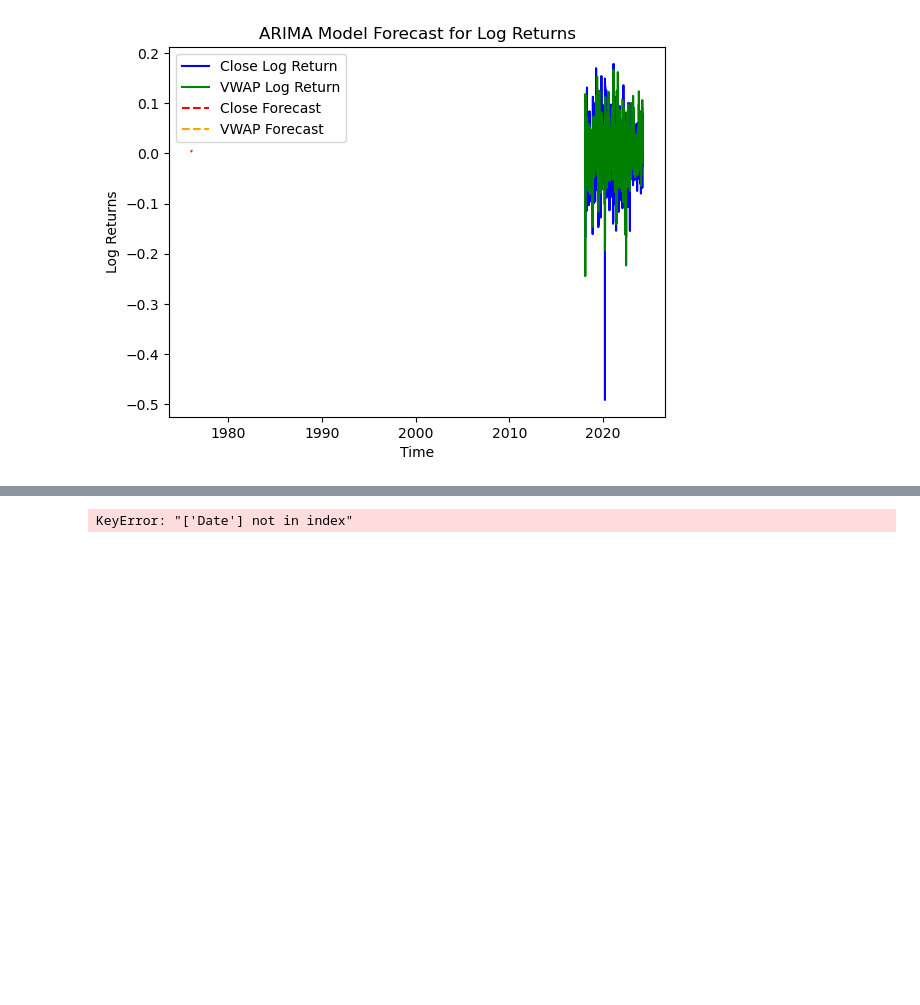
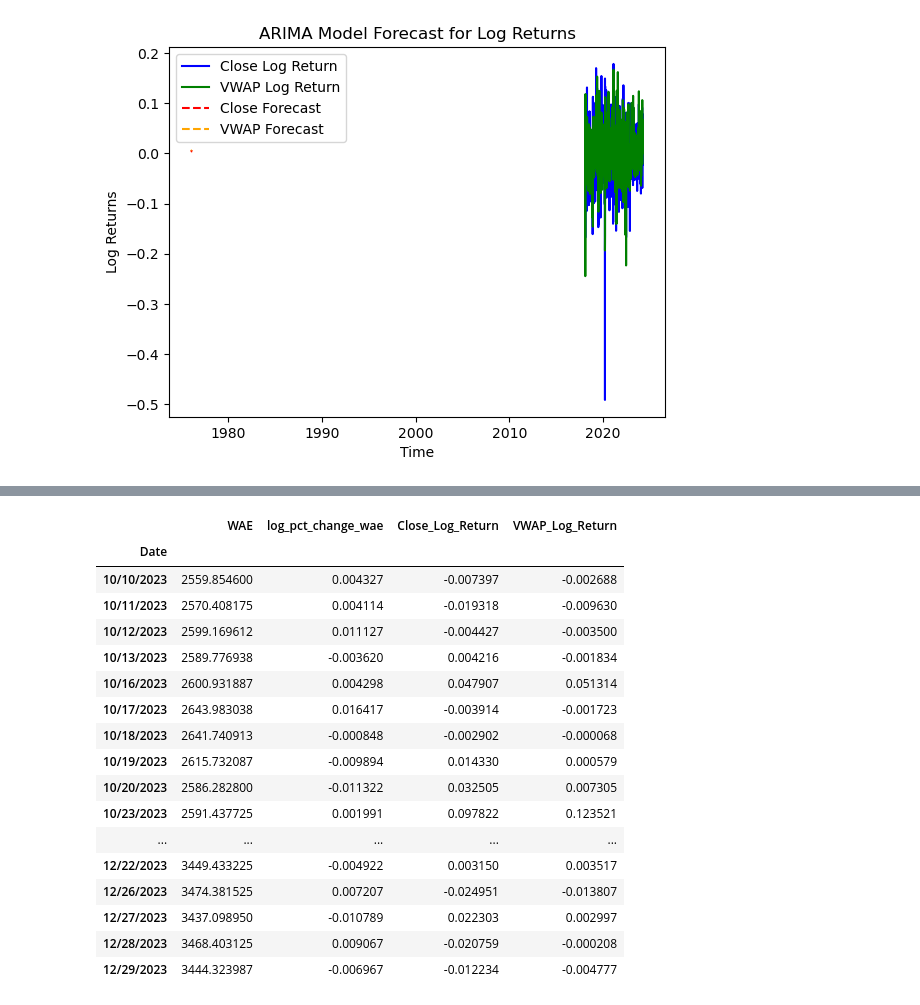
Before and after one commit to Shash23/Federal-Data-Research, a Jupyter notebook: fed_research.ipynb, the cells around one changed output, grey strips where cells are left out. Cells and saved outputs as stored; diff of their text form; code cells hidden in the pictures; blank space fills up the shorter version.

```diff
--- a/fed_research.ipynb
+++ b/fed_research.ipynb
@@ -170,0 +142,3 @@ df
+# %%
+df['Date'] = df.index.strftime('%m/%d/%Y')
+df
@@ -385,5 +379,23 @@ DatetimeIndex(['2018-01-28', '2018-01-29', '2018-01-30', '2018-01-31',
-# %%
-merged_df = pd.merge(log_returns_df, wae_df[['Date', 'log_pct_change_wae']], on='Date', how='inner')
-merged_df
-# %% [output]
-KeyError: "['Date'] not in index"
+# %%
+merged_df = wae_df.merge(log_returns_df, how='outer', left_index=True, right_index=True)
+merged_df.dropna(inplace=True)
+merged_df
+# %% [output]
+|  | WAE | log_pct_change_wae | Close_Log_Return | VWAP_Log_Return |
+| Date |  |  |  |  |
+| 10/10/2023 | 2559.854600 | 0.004327 | -0.007397 | -0.002688 |
+| 10/11/2023 | 2570.408175 | 0.004114 | -0.019318 | -0.009630 |
+| 10/12/2023 | 2599.169612 | 0.011127 | -0.004427 | -0.003500 |
+| 10/13/2023 | 2589.776938 | -0.003620 | 0.004216 | -0.001834 |
+| 10/16/2023 | 2600.931887 | 0.004298 | 0.047907 | 0.051314 |
+| 10/17/2023 | 2643.983038 | 0.016417 | -0.003914 | -0.001723 |
+| 10/18/2023 | 2641.740913 | -0.000848 | -0.002902 | -0.000068 |
+| 10/19/2023 | 2615.732087 | -0.009894 | 0.014330 | 0.000579 |
+| 10/20/2023 | 2586.282800 | -0.011322 | 0.032505 | 0.007305 |
+| 10/23/2023 | 2591.437725 | 0.001991 | 0.097822 | 0.123521 |
+| ... | ... | ... | ... | ... |
+| 12/22/2023 | 3449.433225 | -0.004922 | 0.003150 | 0.003517 |
+| 12/26/2023 | 3474.381525 | 0.007207 | -0.024951 | -0.013807 |
+| 12/27/2023 | 3437.098950 | -0.010789 | 0.022303 | 0.002997 |
+| 12/28/2023 | 3468.403125 | 0.009067 | -0.020759 | -0.000208 |
+| 12/29/2023 | 3444.323987 | -0.006967 | -0.012234 | -0.004777 |
```
Also changed, not shown: parts of 12 cells of this notebook.
